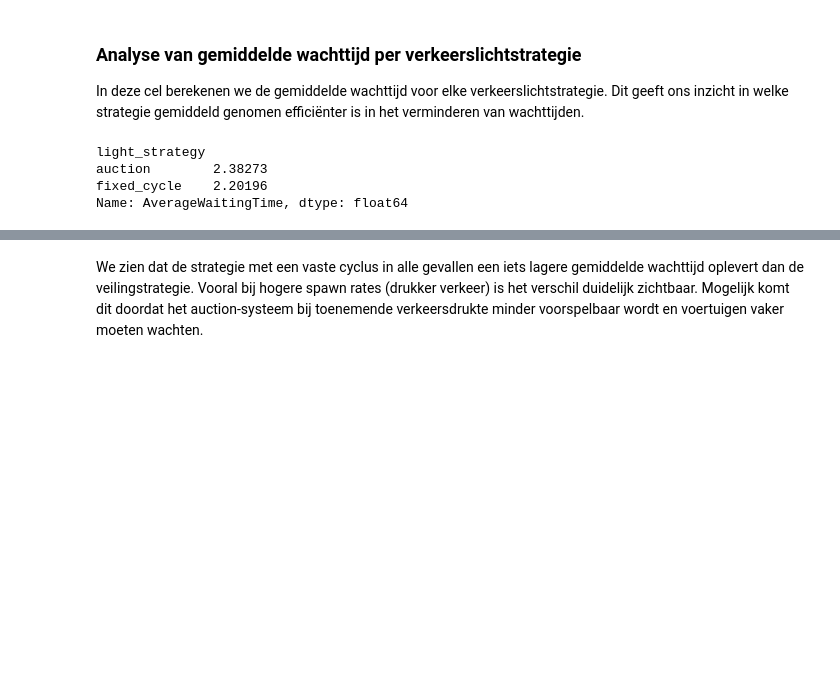
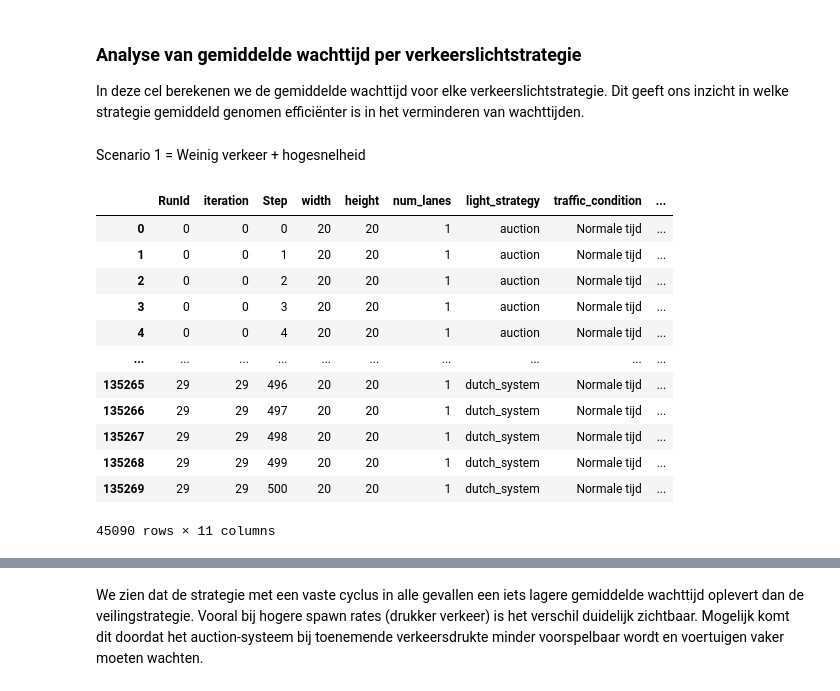
Before and after one commit to TikkaMasala1/INNO_ABD_SIM, a Jupyter notebook: data_analysis.ipynb, the cells around one changed output, grey strips where cells are left out. Cells and saved outputs as stored; diff of their text form; code cells hidden in the pictures; blank space fills up the shorter version.

```diff
--- a/data_analysis.ipynb
+++ b/data_analysis.ipynb
@@ -64,10 +64,5 @@ array(['auction', 'fixed_cycle'], dtype=object)
 ### Analyse van gemiddelde wachttijd per verkeerslichtstrategie
 
 In deze cel berekenen we de gemiddelde wachttijd voor elke verkeerslichtstrategie. Dit geeft ons inzicht in welke strategie gemiddeld genomen efficiënter is in het verminderen van wachttijden.
-# %%
-df.groupby("light_strategy")["AverageWaitingTime"].mean()
-# %% [output]
-light_strategy
-auction        2.38273
-fixed_cycle    2.20196
-Name: AverageWaitingTime, dtype: float64
+# %% [markdown]
+Scenario 1 = Weinig verkeer + hogesnelheid
@@ -74 +71,17 @@ Name: AverageWaitingTime, dtype: float64
+# %%
+df_scenario_1
+# %% [output]
+|  | RunId | iteration | Step | width | height | num_lanes | light_strategy | traffic_condition | ... |
+| 0 | 0 | 0 | 0 | 20 | 20 | 1 | auction | Normale tijd | ... |
+| 1 | 0 | 0 | 1 | 20 | 20 | 1 | auction | Normale tijd | ... |
+| 2 | 0 | 0 | 2 | 20 | 20 | 1 | auction | Normale tijd | ... |
+| 3 | 0 | 0 | 3 | 20 | 20 | 1 | auction | Normale tijd | ... |
+| 4 | 0 | 0 | 4 | 20 | 20 | 1 | auction | Normale tijd | ... |
+| ... | ... | ... | ... | ... | ... | ... | ... | ... | ... |
+| 135265 | 29 | 29 | 496 | 20 | 20 | 1 | dutch_system | Normale tijd | ... |
+| 135266 | 29 | 29 | 497 | 20 | 20 | 1 | dutch_system | Normale tijd | ... |
+| 135267 | 29 | 29 | 498 | 20 | 20 | 1 | dutch_system | Normale tijd | ... |
+| 135268 | 29 | 29 | 499 | 20 | 20 | 1 | dutch_system | Normale tijd | ... |
+| 135269 | 29 | 29 | 500 | 20 | 20 | 1 | dutch_system | Normale tijd | ... |
+45090 rows × 11 columns
 # %% [markdown]
```
Also changed, not shown: parts of 5 cells of this notebook.
